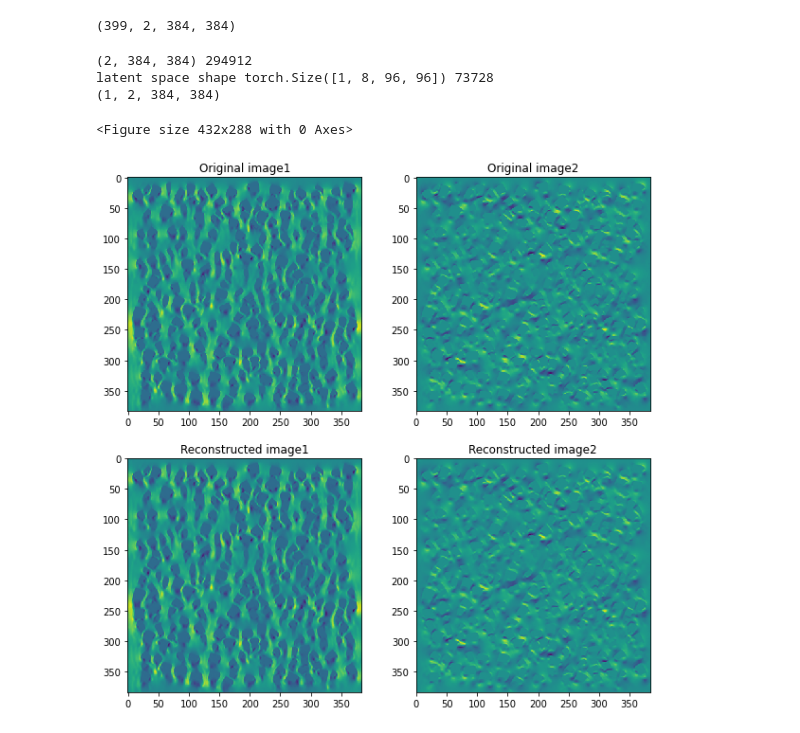
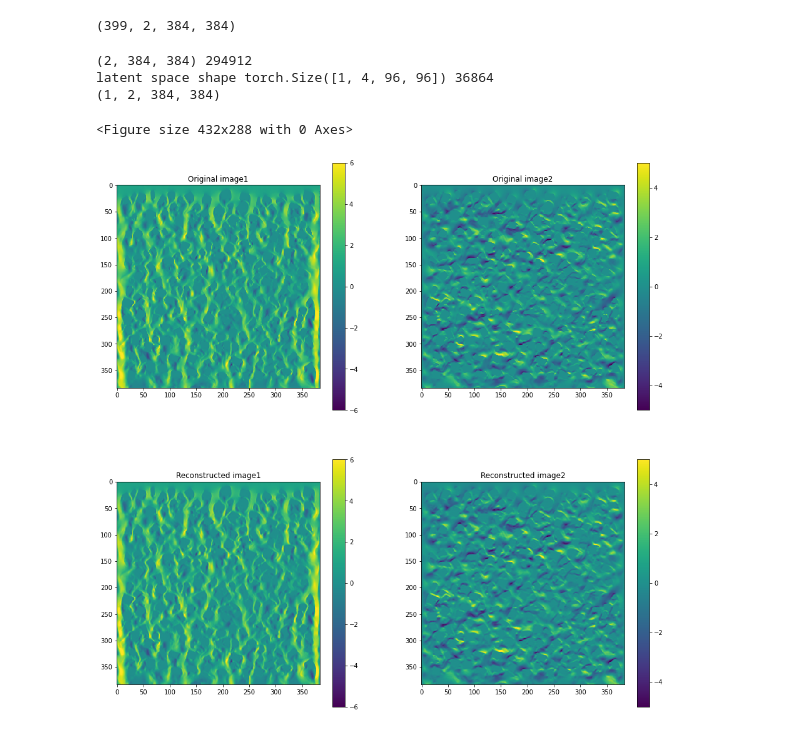
Before and after one commit to guodh321/FlowPassBuilding, a Jupyter notebook: MainCodes/2_Model_building_0214.ipynb, the cells around one changed output. Cells and saved outputs as stored; diff of their text form; code cells hidden in the pictures.

```diff
--- a/MainCodes/2_Model_building_0214.ipynb
+++ b/MainCodes/2_Model_building_0214.ipynb
@@ -223,7 +367,7 @@ Tracking run with wandb version 0.12.16
 ## Load saved model
 # %%
 run = wandb.init()
-artifact = run.use_artifact('guodh/compression/model:v19', type='model')
+artifact = run.use_artifact('guodh/compression - 2 latent channels/model:v2', type='model')
 artifact_dir = artifact.download()
 
 # Load the model
@@ -293,56 +452,64 @@ datasetFolder = 'Flow_Data_9_9'
 xysize = 384
 ntimesteps = 399
 
-samples = []
+samples_384 = []
 for i in range(ntimesteps):
     s = np.load('/home/dg321/gitTest/PRI/irp/FlowPassBuilding/' + datasetFolder + '/FpB_Interpolated_Velocity_384_384/FpB_Interpolated_t{}_Velocity_{}_{}.npy'.format(i, xysize, xysize))
-    samples.append(s)
+    samples_384.append(s)
     # print(s.shape)
 
-concatenated_data = np.stack(samples, axis=0)
-print(concatenated_data.shape)
+concatenated_data_384 = np.stack(samples_384, axis=0)
+print(concatenated_data_384.shape)
 # %% [output]
 (399, 2, 384, 384)
 # %%
 autoencoder.cpu().eval()
 
 # Testing set
-
-# dataP = samples_2steps[0]
-dataP = concatenated_data[40]
-# dataP = data[:2]
+dataP = concatenated_data_384[200]
 print(dataP.shape, dataP.shape[-1]*dataP.shape[-2]*dataP.shape[-3])
 
+vmax_u = 6
+vmin_u = -6
+vmax_v = 5
+vmin_v = -5
+
 size_start = 0
-size_end = xysize
+size_end = 384
 
 plt.figure()
 
-f, axarr = plt.subplots(2,2, figsize=(10, 10))
+f, axarr = plt.subplots(2,2, figsize=(16, 16))
 
-sub1 = axarr[0][0].imshow(np.rot90(dataP[0, size_start:size_end,size_start:size_end], 4), interpolation='none')
+sub1 = axarr[0][0].imshow(np.rot90(dataP[0, size_start:size_end,size_start:size_end], 4), interpolation='none', vmin=vmin_u, vmax=vmax_u)
 axarr[0][0].title.set_text('Original image1')
+f.colorbar(sub1, ax=axarr[0][0])
 
-sub2 = axarr[0][1].imshow(np.rot90(dataP[1, size_start:size_end,size_start:size_end], 4), interpolation='none')
+sub2 = axarr[0][1].imshow(np.rot90(dataP[1, size_start:size_end,size_start:size_end], 4), interpolation='none', vmin=vmin_v, vmax=vmax_v)
 axarr[0][1].title.set_text('Original image2')
+f.colorbar(sub2, ax=axarr[0][1])
 
 data_rotated = np.rot90(dataP[:, size_start:size_end,size_start:size_end], 4).copy()
 
 input_data = torch.from_numpy(data_rotated).unsqueeze(0).float()
 latent_space_output = autoencoder.encoder(input_data.view(1, 2, xysize, xysize))
 print('latent space shape', latent_space_output.shape, latent_space_output.shape[-1]*latent_space_output.shape[-2]*latent_space_output.shape[-3])
 res = autoencoder(input_data.view(1, 2, xysize, xysize))
 output_data = res.detach().numpy()
 print(output_data.shape)
 
-sub3 = axarr[1][0].imshow(output_data[0,0, :,:], interpolation='none')
+sub3 = axarr[1][0].imshow(output_data[0,0, :,:], interpolation='none', vmin=vmin_u, vmax=vmax_u)
 axarr[1][0].title.set_text('Reconstructed image1')
+f.colorbar(sub3, ax=axarr[1][0])
 
-sub4 = axarr[1][1].imshow(output_data[0,1, :,:], interpolation='none')
+sub4 = axarr[1][1].imshow(output_data[0,1, :,:], interpolation='none', vmin=vmin_v, vmax=vmax_v)
 axarr[1][1].title.set_text('Reconstructed image2')
+f.colorbar(sub4, ax=axarr[1][1])
+
+plt.show()
 # %% [output]
 (2, 384, 384) 294912
-latent space shape torch.Size([1, 8, 96, 96]) 73728
+latent space shape torch.Size([1, 4, 96, 96]) 36864
 (1, 2, 384, 384)
 <Figure size 432x288 with 0 Axes>
-[figure, old version]
+[figure, new version]
```
Also changed, not shown: parts of 15 cells of this notebook.
